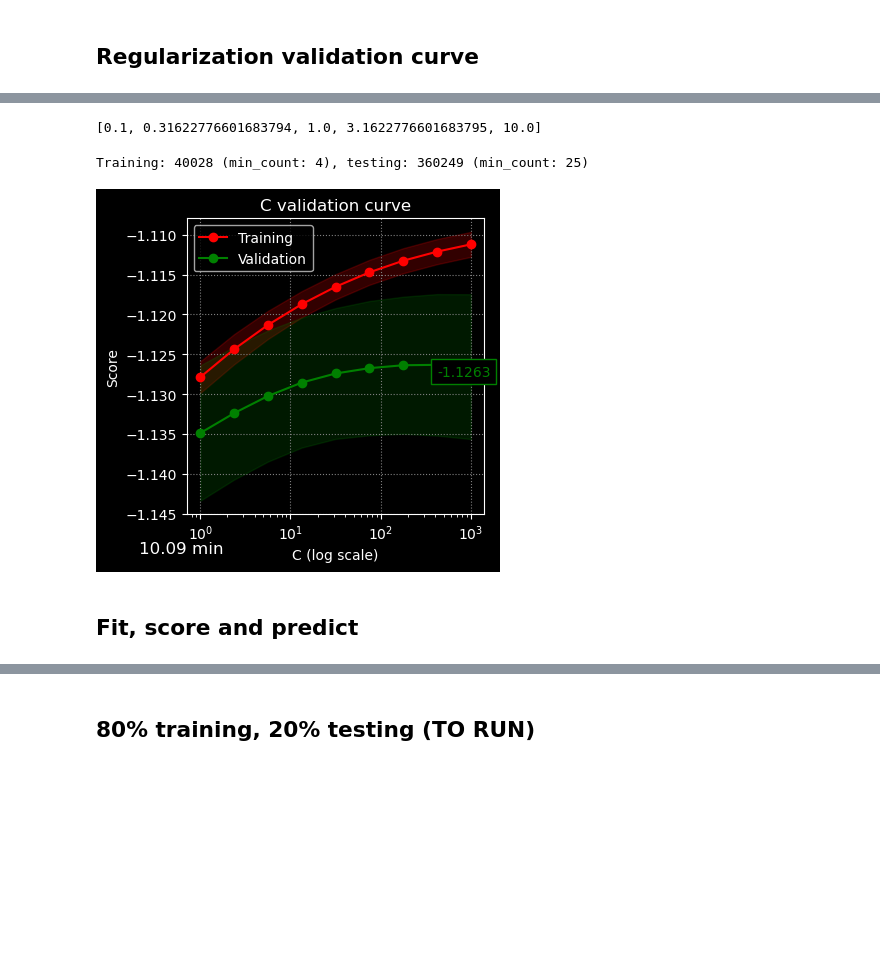
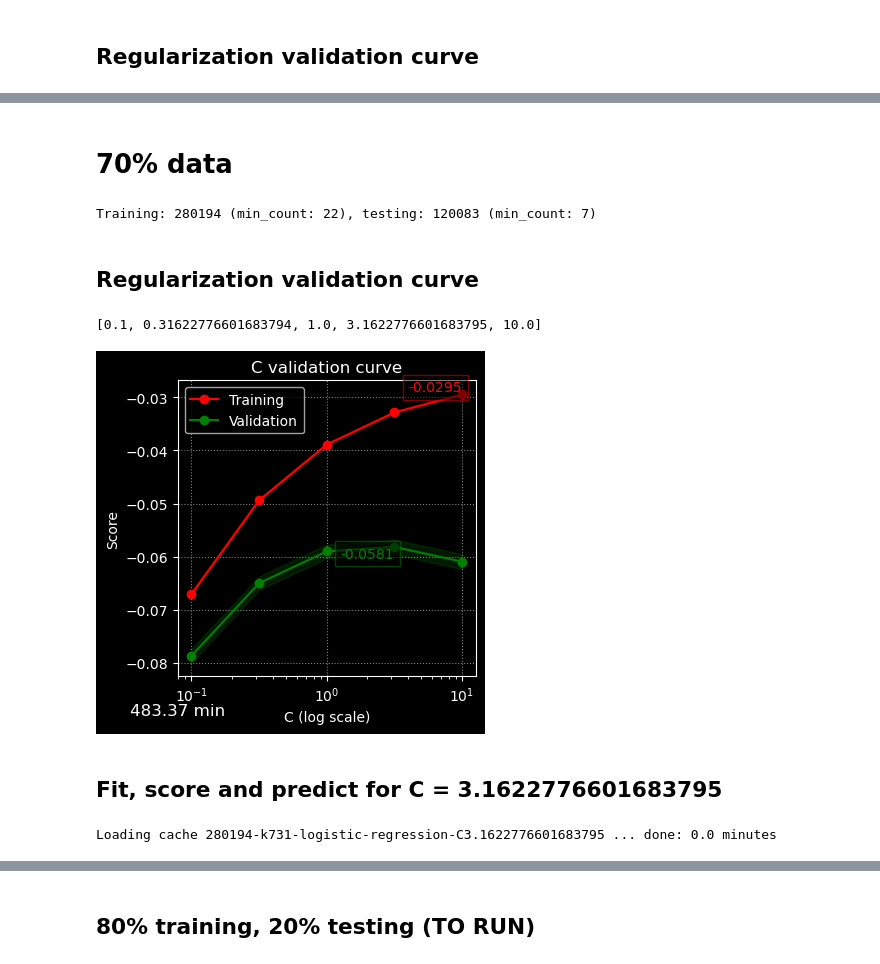
Before and after one commit to mauriciocramos/school-budgets, a Jupyter notebook: 4-learning-curves.ipynb, the cells around one changed output, grey strips where cells are left out. Drawn from its saved outputs; the diff is of its cells as text; code cells hidden in the pictures; blank space fills up the shorter version.

```diff
--- a/4-learning-curves.ipynb
+++ b/4-learning-curves.ipynb
@@ -443,20 +544,40 @@ for x in range(1,11):
+# %% [markdown]
+# 70% data
+# %%
+X_train, X_test, y_train, y_test = multilabel_train_test_split(df[FEATURES], y, size=0.3, min_count=0, seed=1)
+train_sample_size = X_train.shape[0]
+print(f'Training: {X_train.shape[0]} (min_count: {y_train.sum().min()}), testing: {X_test.shape[0]} (min_count: {y_test.sum().min()})')
+# %% [output]
+Training: 280194 (min_count: 22), testing: 120083 (min_count: 7)
+# %% [markdown]
+## Regularization validation curve
 # %%
 np.logspace(np.log10(0.1), np.log10(10), 5).tolist()
 # %% [output]
 [0.1, 0.31622776601683794, 1.0, 3.1622776601683795, 10.0]
 # %%
-X_train, X_test, y_train, y_test = multilabel_train_test_split(df[FEATURES], y, size=?, min_count=0, seed=1)
-print(f'Training: {df.shape[0]} (min_count: {y.sum().min()})')
-k = 877
-pl=clone(baseline_pl)
-pl.set_params(union__text_features__reducer__k = k)
-param_name='classifier__estimator__C'
-param_range = np.logspace(np.log10(0.1), np.log10(10), 5)
-param_label = 'C'
-plot_validation_curve(pl, df[FEATURES], Y, param_name, param_range, param_label, scoring=multi_multi_log_loss_scorer, n_jobs=14)
-plt.show()
+# k = 731
+# pl=clone(baseline_pl)
+# pl.set_params(union__text_features__reducer__k = k)
+# param_name='classifier__estimator__C'
+# param_range = np.logspace(np.log10(0.1), np.log10(10), 5)
+# param_label = 'C'
+# plot_validation_curve(pl, X_train[FEATURES], y_train, param_name, param_range, param_label, scoring=multi_multi_log_loss_scorer, n_jobs=14)
+# plt.show()
+# # C = 3.1622776601683795
-# %% [output]
-Training: 40028 (min_count: 4), testing: 360249 (min_count: 25)
-[figure, removed]
+# %%
+Image('280194-k731-validation-curve.png')
+# %% [output]
+[figure, added]
 # %% [markdown]
-## Fit, score and predict
+## Fit, score and predict for C = 3.1622776601683795
+# %%
+C = 3.1622776601683795
+pl =  clone(baseline_pl)
+pl.set_params(union__text_features__reducer__k = k,
+              classifier__estimator__C = C,
+              classifier__n_jobs = 14)
+modelname = f'{X_train.shape[0]}-k{k}-logistic-regression-C{C}'
+pl = fit_cache(pl, X_train, y_train, model_dir, modelname)
+# %% [output]
+Loading cache 280194-k731-logistic-regression-C3.1622776601683795 ... done: 0.0 minutes
```
Also changed, not shown: parts of 68 cells of this notebook, 1 other file.
